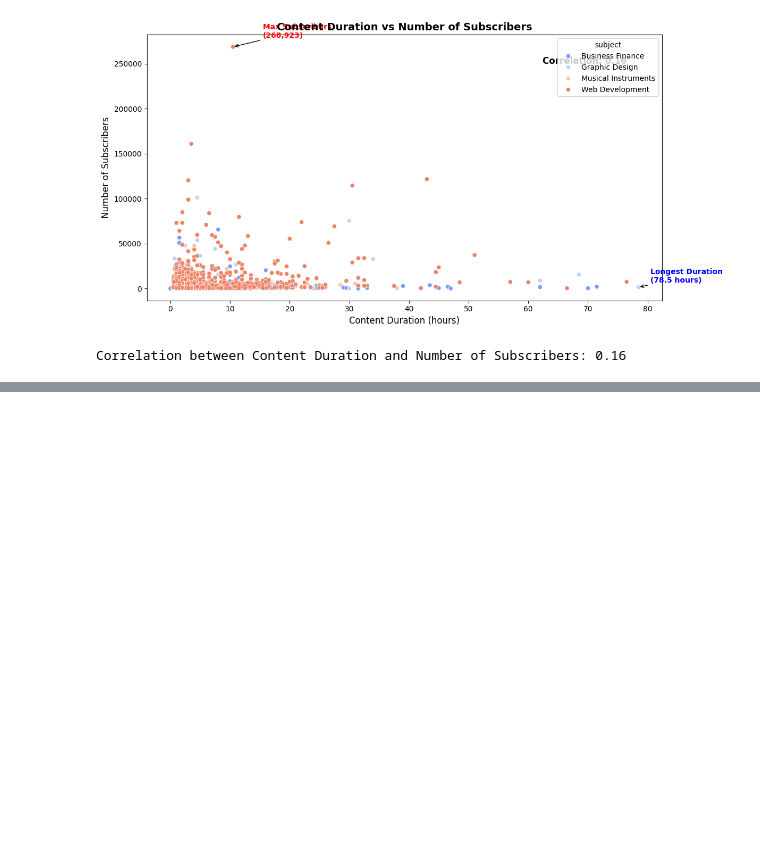
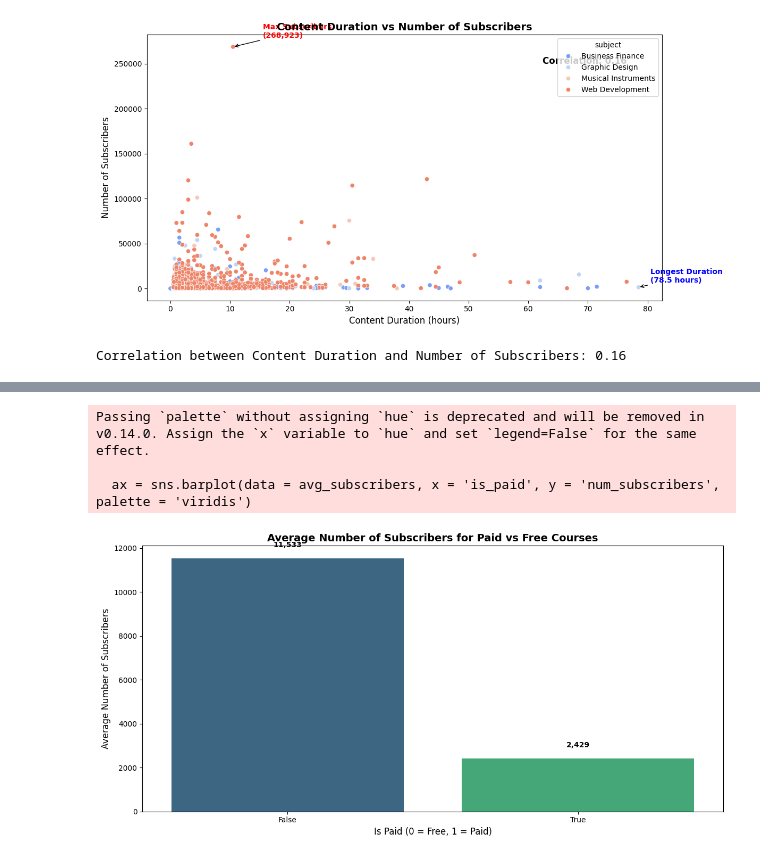
Before and after one commit to BamBamOguns/udemy_courses, a Jupyter notebook: main.ipynb, the cells around one changed output, grey strips where cells are left out. Cells and saved outputs as stored; diff of their text form; code cells hidden in the pictures; blank space fills up the shorter version.

```diff
--- a/main.ipynb
+++ b/main.ipynb
@@ -605,0 +679,26 @@ Correlation between Content Duration and Number of Subscribers: 0.16
+# %%
+# Calculate the average number of subscribers for paid and free courses
+avg_subscribers = udemy_data.groupby('is_paid')['num_subscribers'].mean().reset_index()
+
+# Bar plot for average number of subscribers for paid vs free courses
+plt.figure(figsize = (12, 6))
+ax = sns.barplot(data = avg_subscribers, x = 'is_paid', y = 'num_subscribers', palette = 'viridis')
+
+# Set plot title and labels
+plt.title('Average Number of Subscribers for Paid vs Free Courses', fontsize = 14, weight = 'bold')
+plt.xlabel('Is Paid (0 = Free, 1 = Paid)', fontsize = 12)
+plt.ylabel('Average Number of Subscribers', fontsize = 12)
+
+# Annotate each bar with the exact average number of subscribers
+for index, row in avg_subscribers.iterrows():
+    plt.text(index, row['num_subscribers'] + 500, f"{int(row['num_subscribers']):,}",
+             color = 'black', ha = "center", fontsize = 10, weight = 'bold')
+
+# Display the plot
+plt.tight_layout()
+plt.show()
+# %% [output]
+Passing `palette` without assigning `hue` is deprecated and will be removed in v0.14.0. Assign the `x` variable to `hue` and set `legend=False` for the same effect.
+
+  ax = sns.barplot(data = avg_subscribers, x = 'is_paid', y = 'num_subscribers', palette = 'viridis')
+[figure, added]
```
Also changed, not shown: parts of 16 cells of this notebook.
